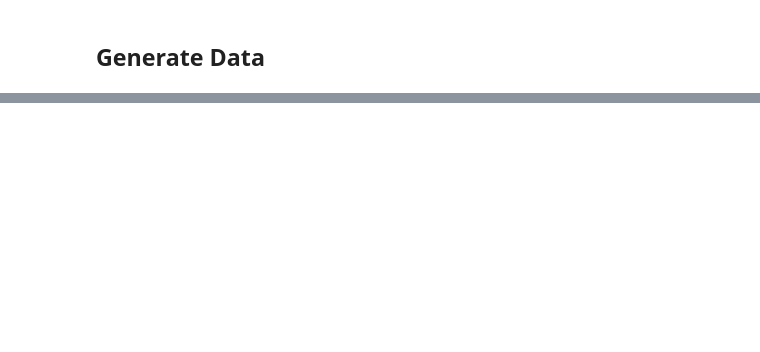
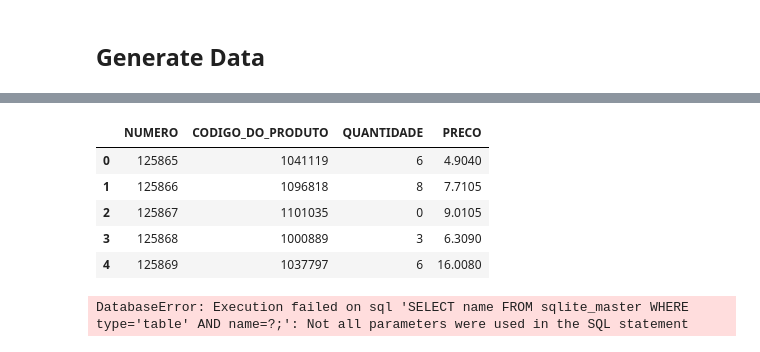
Before and after one commit to MBrugnaroto/Data-Engineering-Studies, a Jupyter notebook: sql-server/generate-random-sales.ipynb, the cells around one changed output, grey strips where cells are left out. Drawn from its saved outputs; the diff is of its cells as text; code cells hidden in the pictures; blank space fills up the shorter version.

```diff
--- a/sql-server/generate-random-sales.ipynb
+++ b/sql-server/generate-random-sales.ipynb
@@ -134,0 +184,13 @@ new_notes.head()
+# %%
+df_new_itens_notes.head()
+# %% [output]
+|  | NUMERO | CODIGO_DO_PRODUTO | QUANTIDADE | PRECO |
+| 0 | 125865 | 1041119 | 6 | 4.9040 |
+| 1 | 125866 | 1096818 | 8 | 7.7105 |
+| 2 | 125867 | 1101035 | 0 | 9.0105 |
+| 3 | 125868 | 1000889 | 3 | 6.3090 |
+| 4 | 125869 | 1037797 | 6 | 16.0080 |
+# %%
+df_new_notes.to_sql('notas_fiscais', con=con, index=False)
+# %% [output]
+DatabaseError: Execution failed on sql 'SELECT name FROM sqlite_master WHERE type='table' AND name=?;': Not all parameters were used in the SQL statement
```
Also changed, not shown: parts of 16 cells of this notebook.
